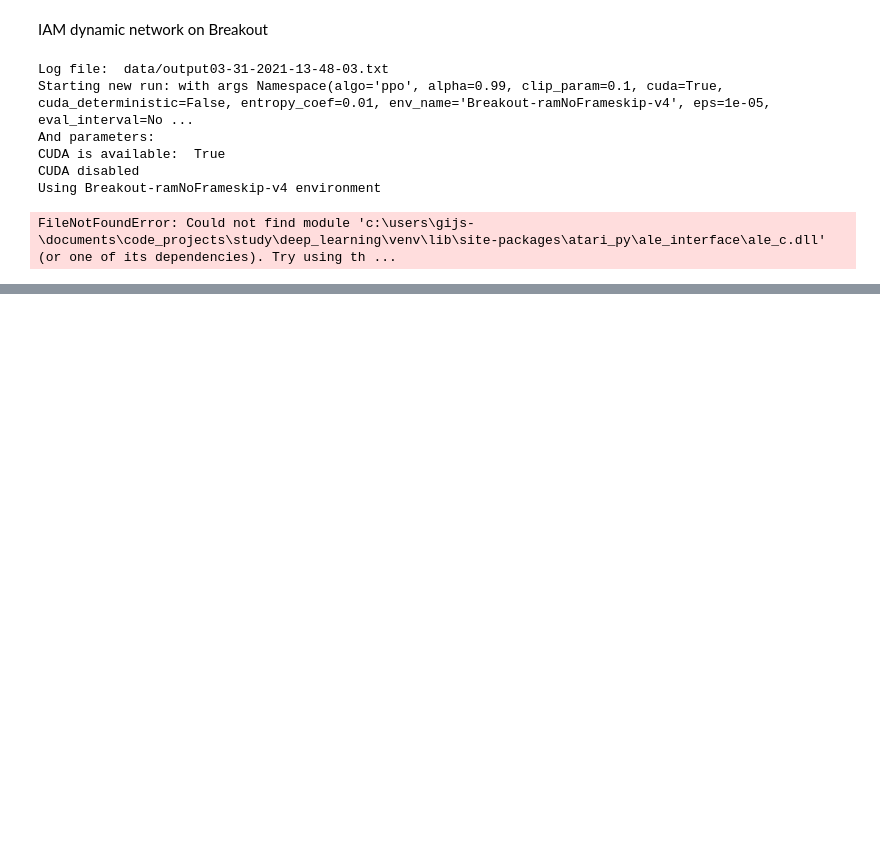
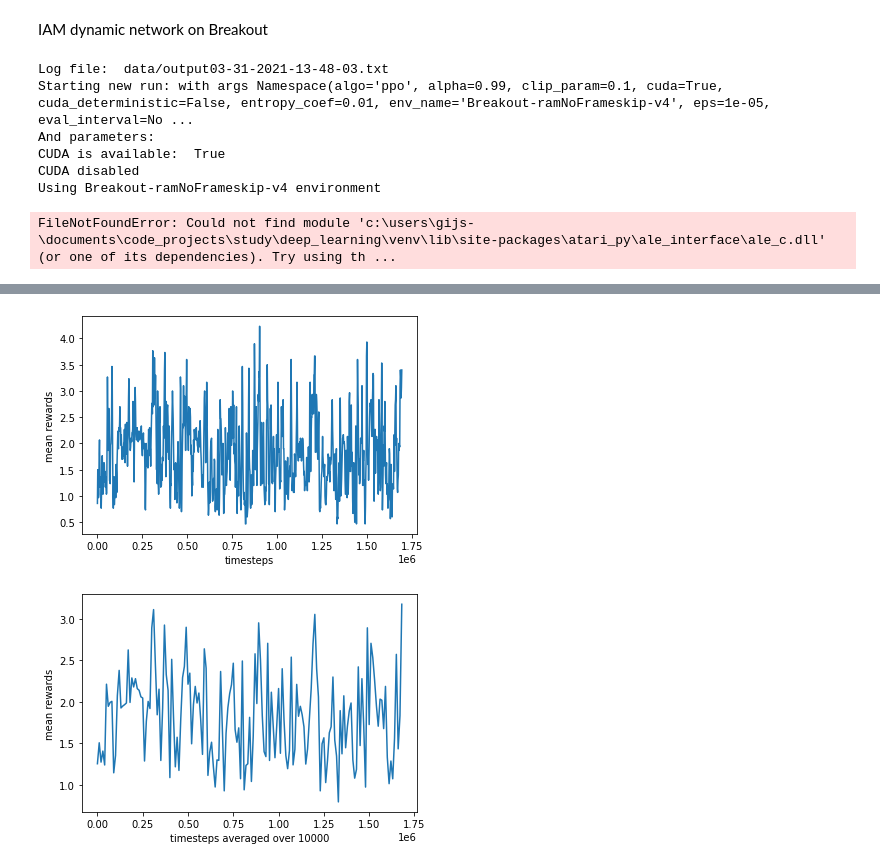
Before and after one commit to gijskoning/Reproducibility_project, a Jupyter notebook: experiments.ipynb, the cells around one changed output, grey strips where cells are left out. Drawn from its saved outputs; the diff is of its cells as text; code cells hidden in the pictures; blank space fills up the shorter version.

```diff
--- a/experiments.ipynb
+++ b/experiments.ipynb
@@ -54,0 +52,5 @@ plot_data("output03-31-2021-20-43-01.txt")
+# %%
+# Trained IAM model with static d set. Which is currently a linear layer which process the input by calling it with input as parameter.
+# Doesnt work well :(
+plot_data("output03-31-2021-20-56-12.txt")
+# %% [output]
@@ -54,0 +59,2 @@ plot_data("output03-31-2021-20-43-01.txt")
+[figure, added]
+[figure, added]
```
Also changed, not shown: parts of 2 cells of this notebook, 3 other files.
